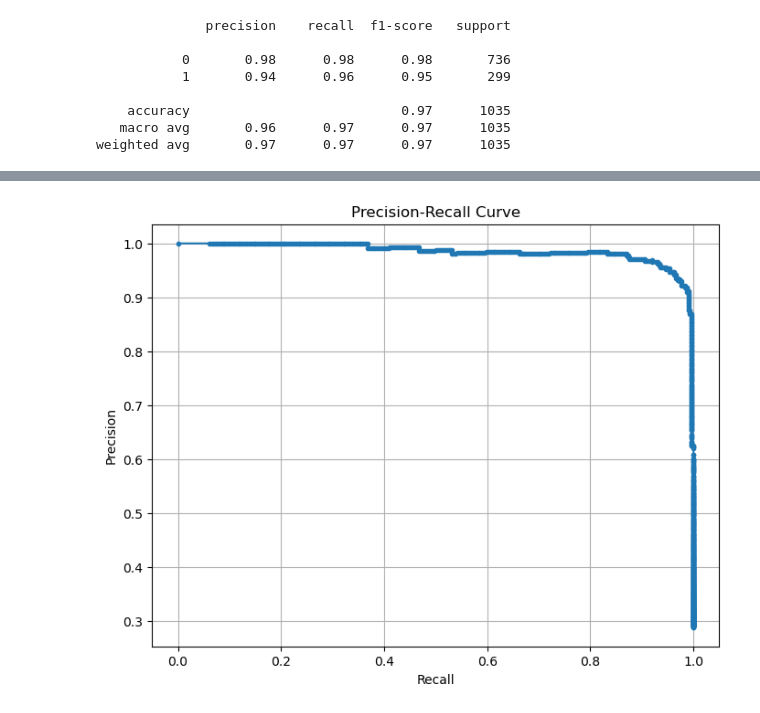
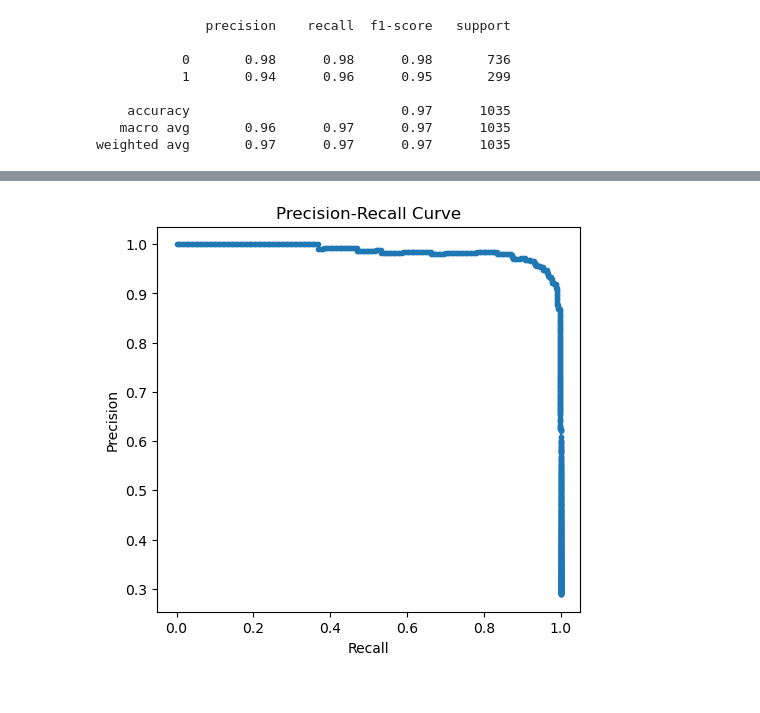
Before and after one commit to lucaspunz/ml-project, a Jupyter notebook: logistic.ipynb, the cells around one changed output, grey strips where cells are left out. Cells and saved outputs as stored; diff of their text form; code cells hidden in the pictures.

```diff
--- a/logistic.ipynb
+++ b/logistic.ipynb
@@ -53,20 +69,25 @@ weighted avg       0.97      0.97      0.97      1035
 # %%
-from sklearn.metrics import precision_recall_curve
+from sklearn.metrics import precision_recall_curve, f1_score
 import matplotlib.pyplot as plt
-# Assuming y_test and cls (your LogisticRegression model) are defined
-# Generate probabilities for the positive class
-y_scores = cls.predict_proba(X_test)[:, 1]
+import numpy as np
 
-# Calculate precision and recall
-precision, recall, thresholds = precision_recall_curve(y_test, y_scores)
+# Assuming X_test, y_test, and cls are already defined as per the user's code snippet
+y_pred = cls.predict(X_test)
+y_score = cls.decision_function(X_test)
 
-# Plotting the Precision-Recall Curve
-plt.figure(figsize=(8, 6))
+# Compute precision-recall curve
+precision, recall, thresholds = precision_recall_curve(y_test, y_score)
+
+# Precision-Recall Plot
+plt.figure(figsize=(12, 5))
+
+plt.subplot(1, 2, 1)
 plt.plot(recall, precision, marker='.')
 plt.title('Precision-Recall Curve')
 plt.xlabel('Recall')
 plt.ylabel('Precision')
-plt.grid(True)
+
+
 plt.show()
 # %% [output]
-[figure, old version]
+[figure, new version]
```
Also changed, not shown: parts of 3 cells of this notebook.
